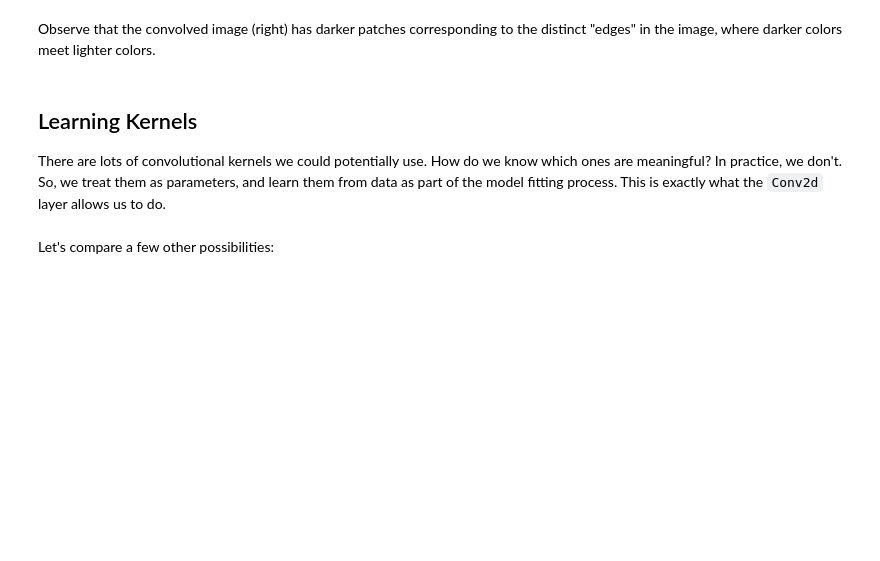
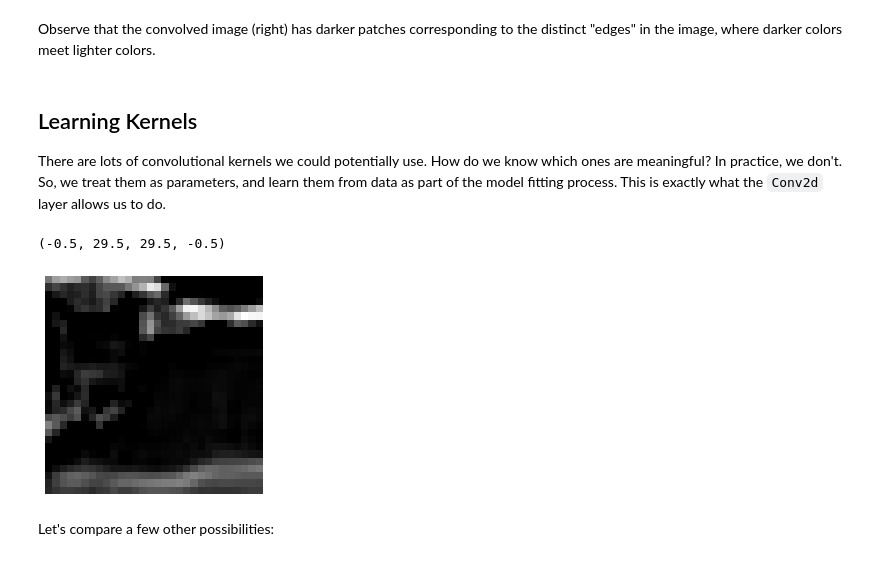
Before and after one commit to PhilChodrow/PIC16B, a Jupyter notebook: lectures/tf/tf-2-live.ipynb, the cells around one changed output. Drawn from its saved outputs; the diff is of its cells as text; code cells hidden in the pictures; blank space fills up the shorter version.

```diff
--- a/lectures/tf/tf-2-live.ipynb
+++ b/lectures/tf/tf-2-live.ipynb
@@ -42,5 +91,25 @@ Observe that the convolved image (right) has darker patches corresponding to the
 ## Learning Kernels
 
 There are lots of convolutional kernels we could potentially use. How do we know which ones are meaningful? In practice, we don't. So, we treat them as parameters, and learn them from data as part of the model fitting process. This is exactly what the `Conv2d` layer allows us to do.
+# %%
+conv = layers.Conv2D(32, (3, 3),
+                     activation='relu',
+                     input_shape=(32, 32, 3),
+                     dtype = "float64")
+# %%
+# pick an individual image while preserving dimensions
+color_im = train_images[9:10]
+
+# perform convolution and extract as numpy array
+convd = conv(color_im).numpy()
+
+# get a single feature (corresponding to one choice of convolution)
+feature = convd[0,:,:,1]
+
+plt.imshow(feature, cmap = "gray")
+plt.gca().axis("off")
+# %% [output]
+(-0.5, 29.5, 29.5, -0.5)
+[figure, added]
 # %% [markdown]
 Let's compare a few other possibilities:
```
Also changed, not shown: parts of 11 cells of this notebook.
